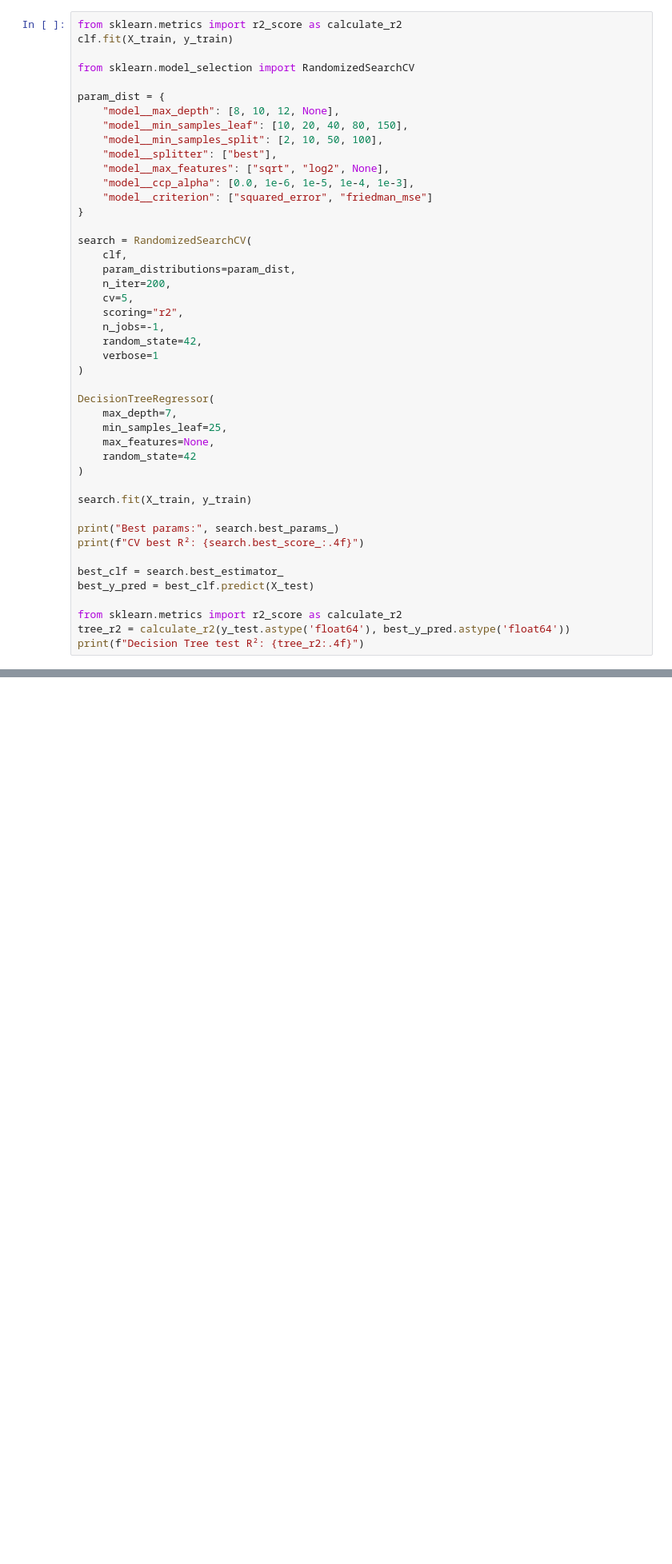
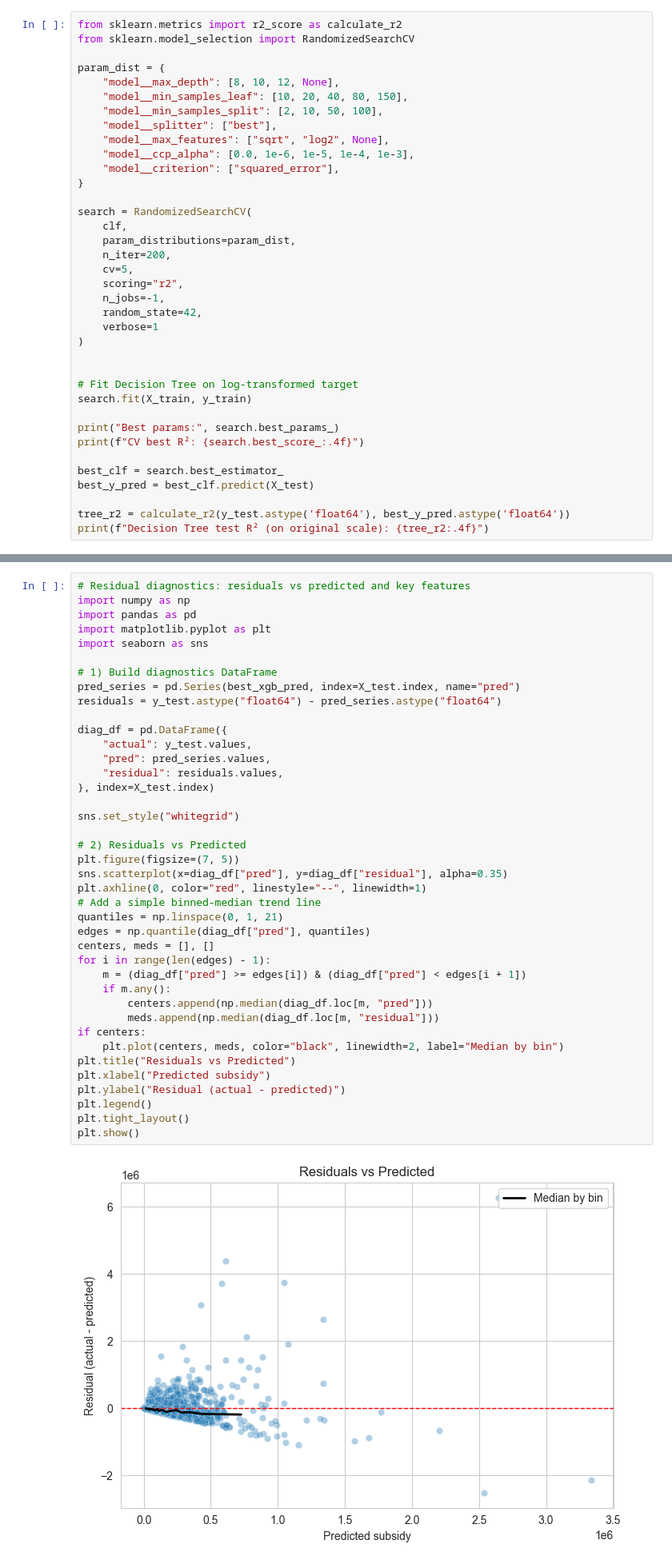
Before and after one commit to sofiasedlova/decision-tree-challenge, a Jupyter notebook: training.ipynb, the cells around one changed output, grey strips where cells are left out. Shown at 80% size. Drawn from its saved outputs; the diff is of its cells as text; blank space fills up the shorter version.

```diff
--- a/training.ipynb
+++ b/training.ipynb
@@ -105,8 +110,6 @@ clf = Pipeline([
 ])
 # %%
 from sklearn.metrics import r2_score as calculate_r2
-clf.fit(X_train, y_train)
-
 from sklearn.model_selection import RandomizedSearchCV
 
 param_dist = {
@@ -116,7 +119,7 @@ param_dist = {
     "model__splitter": ["best"],
     "model__max_features": ["sqrt", "log2", None],
     "model__ccp_alpha": [0.0, 1e-6, 1e-5, 1e-4, 1e-3],
-    "model__criterion": ["squared_error", "friedman_mse"]
+    "model__criterion": ["squared_error"],
 }
 
 search = RandomizedSearchCV(
@@ -130,13 +133,8 @@ search = RandomizedSearchCV(
     verbose=1
 )
 
-DecisionTreeRegressor(
-    max_depth=7,
-    min_samples_leaf=25,
-    max_features=None,
-    random_state=42
-)
 
+# Fit Decision Tree on log-transformed target
 search.fit(X_train, y_train)
 
 print("Best params:", search.best_params_)
@@ -145,8 +143,7 @@ print(f"CV best R²: {search.best_score_:.4f}")
 best_clf = search.best_estimator_
 best_y_pred = best_clf.predict(X_test)
 
-from sklearn.metrics import r2_score as calculate_r2
 tree_r2 = calculate_r2(y_test.astype('float64'), best_y_pred.astype('float64'))
-print(f"Decision Tree test R²: {tree_r2:.4f}")
+print(f"Decision Tree test R² (on original scale): {tree_r2:.4f}")
 # %% [output]
 Fitting 5 folds for each of 200 candidates, totalling 1000 fits
@@ -257,0 +258,42 @@ plt.show()
+# %%
+# Residual diagnostics: residuals vs predicted and key features
+import numpy as np
+import pandas as pd
+import matplotlib.pyplot as plt
+import seaborn as sns
+
+# 1) Build diagnostics DataFrame
+pred_series = pd.Series(best_xgb_pred, index=X_test.index, name="pred")
+residuals = y_test.astype("float64") - pred_series.astype("float64")
+
+diag_df = pd.DataFrame({
+    "actual": y_test.values,
+    "pred": pred_series.values,
+    "residual": residuals.values,
+}, index=X_test.index)
+
+sns.set_style("whitegrid")
+
+# 2) Residuals vs Predicted
+plt.figure(figsize=(7, 5))
+sns.scatterplot(x=diag_df["pred"], y=diag_df["residual"], alpha=0.35)
+plt.axhline(0, color="red", linestyle="--", linewidth=1)
+# Add a simple binned-median trend line
+quantiles = np.linspace(0, 1, 21)
+edges = np.quantile(diag_df["pred"], quantiles)
+centers, meds = [], []
+for i in range(len(edges) - 1):
+    m = (diag_df["pred"] >= edges[i]) & (diag_df["pred"] < edges[i + 1])
+    if m.any():
+        centers.append(np.median(diag_df.loc[m, "pred"]))
+        meds.append(np.median(diag_df.loc[m, "residual"]))
+if centers:
+    plt.plot(centers, meds, color="black", linewidth=2, label="Median by bin")
+plt.title("Residuals vs Predicted")
+plt.xlabel("Predicted subsidy")
+plt.ylabel("Residual (actual - predicted)")
+plt.legend()
+plt.tight_layout()
+plt.show()
+# %% [output]
+[figure, added]
```
Also changed, not shown: parts of 16 cells of this notebook, 2 other files.
